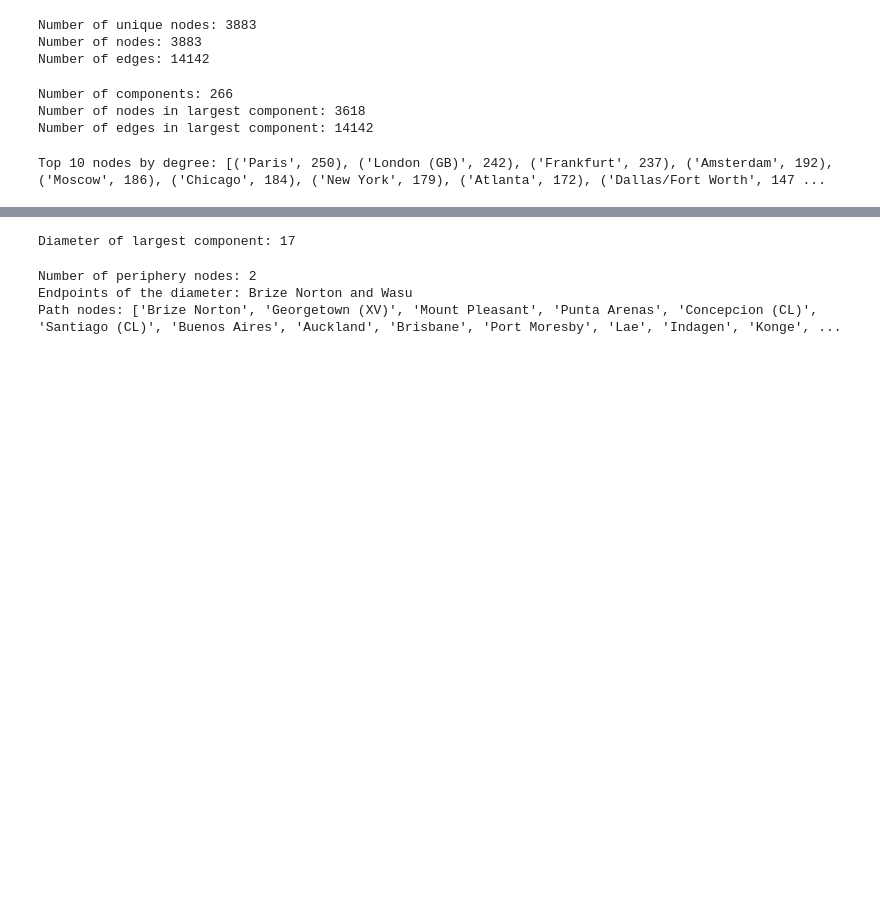
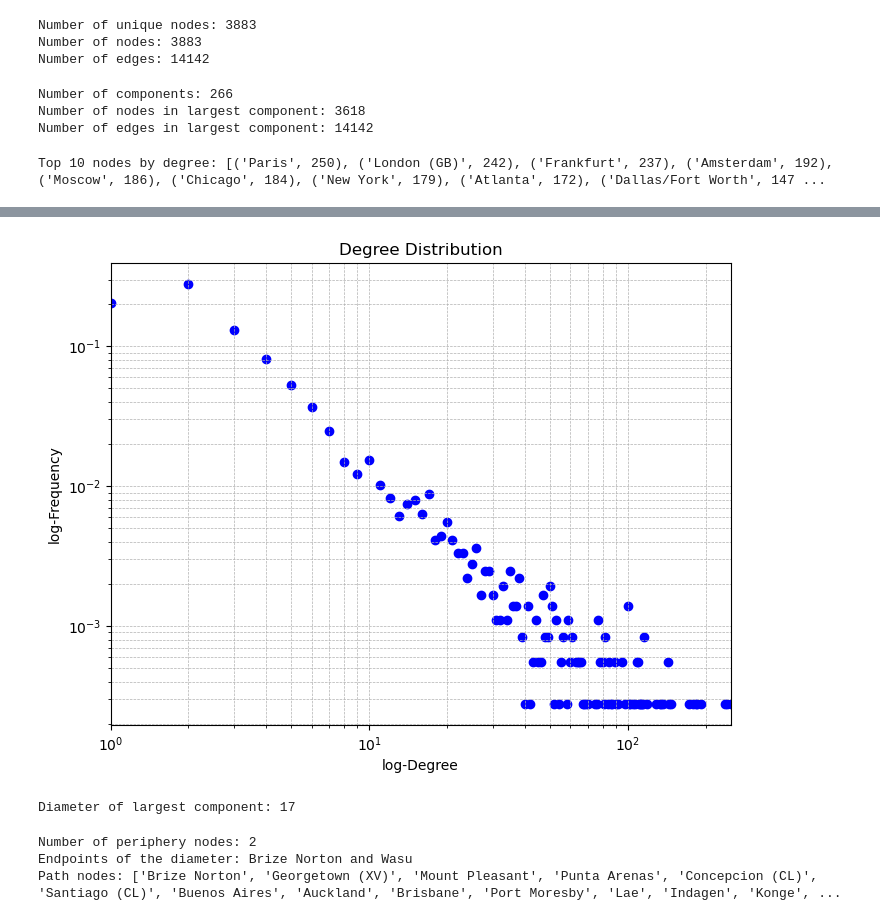
Before and after one commit to MingchengLiao/COMP4880_8880-A1-code, a Jupyter notebook: Problem2.ipynb, the cells around one changed output, grey strips where cells are left out. Drawn from its saved outputs; the diff is of its cells as text; code cells hidden in the pictures; blank space fills up the shorter version.

```diff
--- a/Problem2.ipynb
+++ b/Problem2.ipynb
@@ -80,3 +78,20 @@ plt.show()
+# %%
+plt.figure(figsize=(8,6))
+plt.scatter(x, y, marker='o', color='b')
+plt.xscale('log', base=10)
+plt.yscale('log', base=10)
+
+plt.xlabel('log-Degree')
+plt.ylabel('log-Frequency')
+plt.title('Degree Distribution')
+
+if len(x) > 0:
+    plt.xlim(min(x), max(x))
+
+plt.grid(True, which="both", ls="--", lw=0.5)
+plt.show()
+# %% [output]
+[figure, added]
 # %%
 diameter = nx.diameter(G_largest)
 print(f'Diameter of largest component: {diameter}')
```
Also changed, not shown: parts of 1 cell of this notebook.
